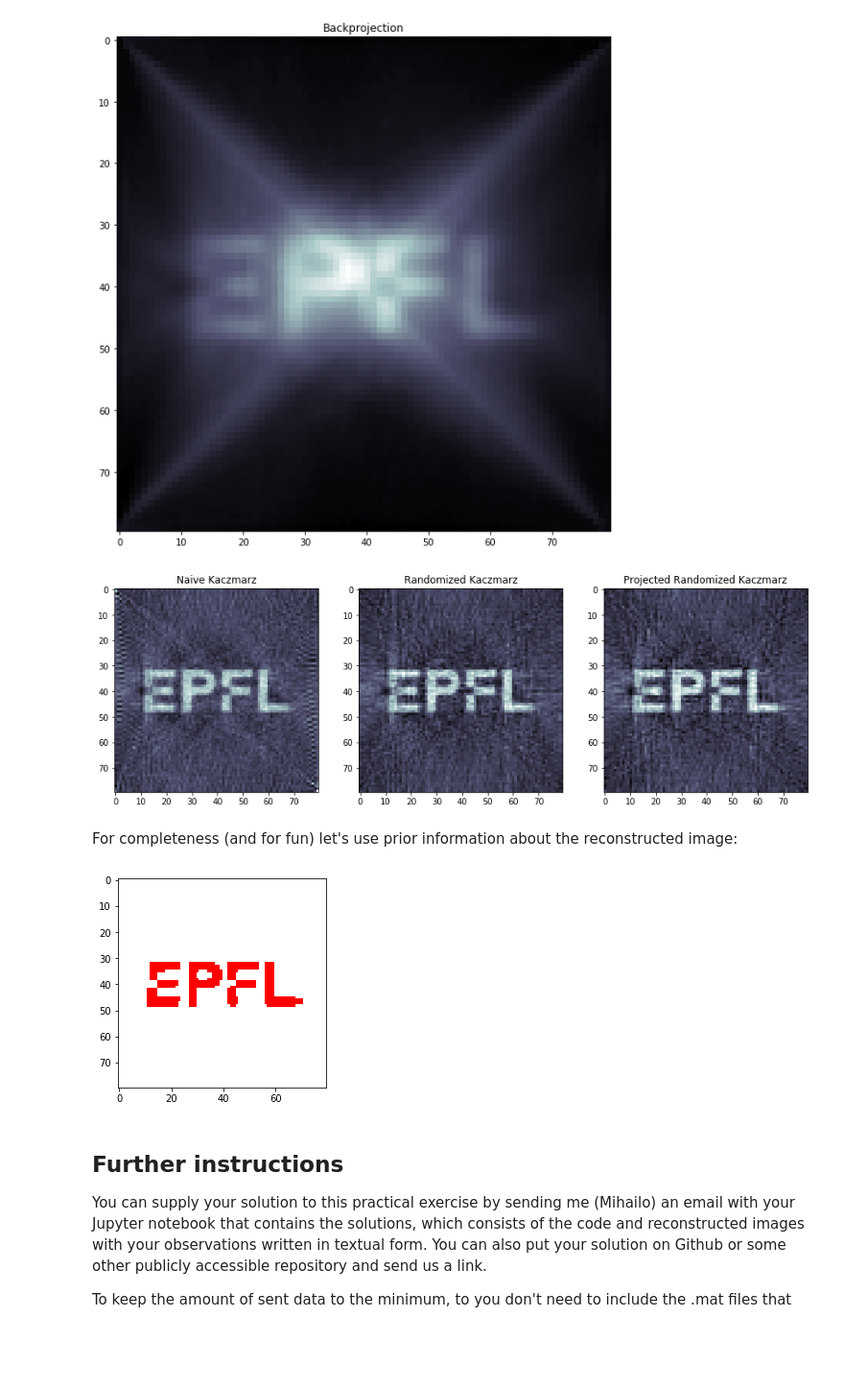
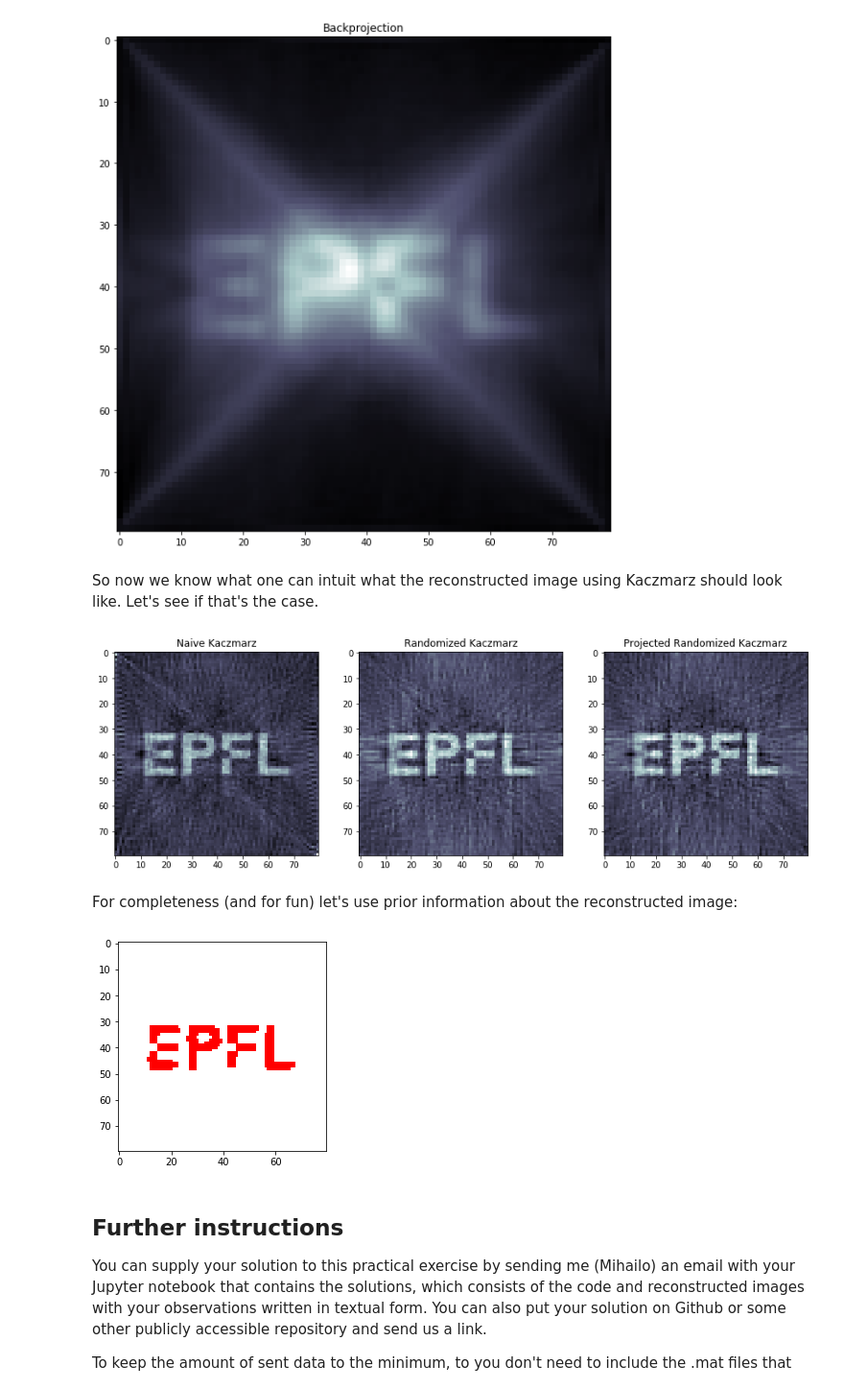
Before and after one commit to Barbany/SP-epfl, a Jupyter notebook: homework/hw2/hw2_ex3.ipynb, the cells around one changed output. Shown at 96% size. Drawn from its saved outputs; the diff is of its cells as text; code cells hidden in the pictures; blank space fills up the shorter version.

```diff
--- a/homework/hw2/hw2_ex3.ipynb
+++ b/homework/hw2/hw2_ex3.ipynb
@@ -90,7 +93,9 @@ def compute_beam_line_params(emit_pos, det_pos):
         dx = det_pos[i,0] - emit_pos[i,0]
         dy = det_pos[i,1] - emit_pos[i,1]
 
-        beam_normals[i] =  np.array([-dy, dx])
+        # Ensure theta is in the desired range
+        # Note that all beams are on the first quadrant
+        beam_normals[i] =  np.array([dy, -dx]) if (dx < 0) else np.array([-dy, dx])
 
         # Ensure that normal vector have unit norm
         beam_normals[i] = beam_normals[i] / (beam_normals[i] @ beam_normals[i])
@@ -111,3 +118,7 @@ for i in range(beam_normals.shape[0]):
+# %%
+for i in range(beam_normals.shape[0]):
+    assert 0 <= np.arccos(beam_normals[i][0]) < np.pi
+    assert 0 <= np.arcsin(beam_normals[i][1]) < np.pi
 # %%
 def beam_pixel_intersection_length(beam_normals, beam_dist, pixel_pos, pixel_r):
     """
@@ -123,8 +134,8 @@ def beam_pixel_intersection_length(beam_normals, beam_dist, pixel_pos, pixel_r):
         Length of the beam segment inside the pixel disc.
     """
     # Distance from beam to pixel projected into beam_normal
-    length = 2 * (pixel_r - np.absolute(beam_dist - beam_normals @ pixel_pos))
-    return length if (length > 0) else 0
+    proj = beam_dist - beam_normals @ pixel_pos
+    return 2 * np.sqrt(pixel_r ** 2 - proj ** 2) if (np.abs(proj) < pixel_r) else 0
 # %%
 # Here you can generate the pixel grid.
 # Hint 1: the number of pixels could be equal to the number of measurements
@@ -234,6 +245,8 @@ ax.set_title('Backprojection')
 plt.show()
 # %% [output]
 [figure]
+# %% [markdown]
+So now we know what one can intuit what the reconstructed image using Kaczmarz should look like. Let's see if that's the case.
 # %%
 def kaczmarz(A, b, n_iter, limits=None, randomize=False, f_0=None):
     """
@@ -293,21 +306,23 @@ def kaczmarz(A, b, n_iter, limits=None, randomize=False, f_0=None):
 # %%
 n_iter = 2 * b.shape[0]
 
 fig, ax = plt.subplots(1, 3, figsize = (15, 15))
 
-ax[0].imshow(kaczmarz(A, b, n_iter).reshape(N_length, N_width), cmap='bone')
+im1 = kaczmarz(A, b, n_iter).reshape(N_length, N_width)
+ax[0].imshow(im1, cmap='bone')
 ax[0].set_title('Naive Kaczmarz')
 
-ax[1].imshow(kaczmarz(A, b, n_iter, randomize=True).reshape(N_length, N_width), cmap='bone')
+im2 = kaczmarz(A, b, n_iter, randomize=True).reshape(N_length, N_width)
+ax[1].imshow(im2, cmap='bone')
 ax[1].set_title('Randomized Kaczmarz')
 
-im = kaczmarz(A, b, n_iter, limits=[0, 1], randomize=True).reshape(N_length, N_width)
-ax[2].imshow(im, cmap='bone')
+im3 = kaczmarz(A, b, n_iter, limits=[0, 1], randomize=True).reshape(N_length, N_width)
+ax[2].imshow(im3, cmap='bone')
 ax[2].set_title('Projected Randomized Kaczmarz')
 
 plt.show()
 # %% [output]
-[figure, old version]
+[figure, new version]
 # %% [markdown]
 For completeness (and for fun) let's use prior information about the reconstructed image:
 # %%
@@ -315,13 +330,14 @@ import skimage.filters as filters
 from skimage.morphology import opening, closing, square
 from matplotlib import colors
 
-im_prior = im > 0.0007
+im_prior = im2 > 0.0005
 im_prior = opening(im_prior, square(2))
 im_prior = closing(im_prior, square(2))
+im_prior = filters.gaussian(im_prior, sigma=0.9)
 
 plt.imshow(im_prior, cmap=colors.ListedColormap(['white', 'red']));
 # %% [output]
-[figure, old version]
+[figure, new version]
 # %% [markdown]
 ## Further instructions
 
```
Also changed, not shown: parts of 3 cells of this notebook, 1 other file.
